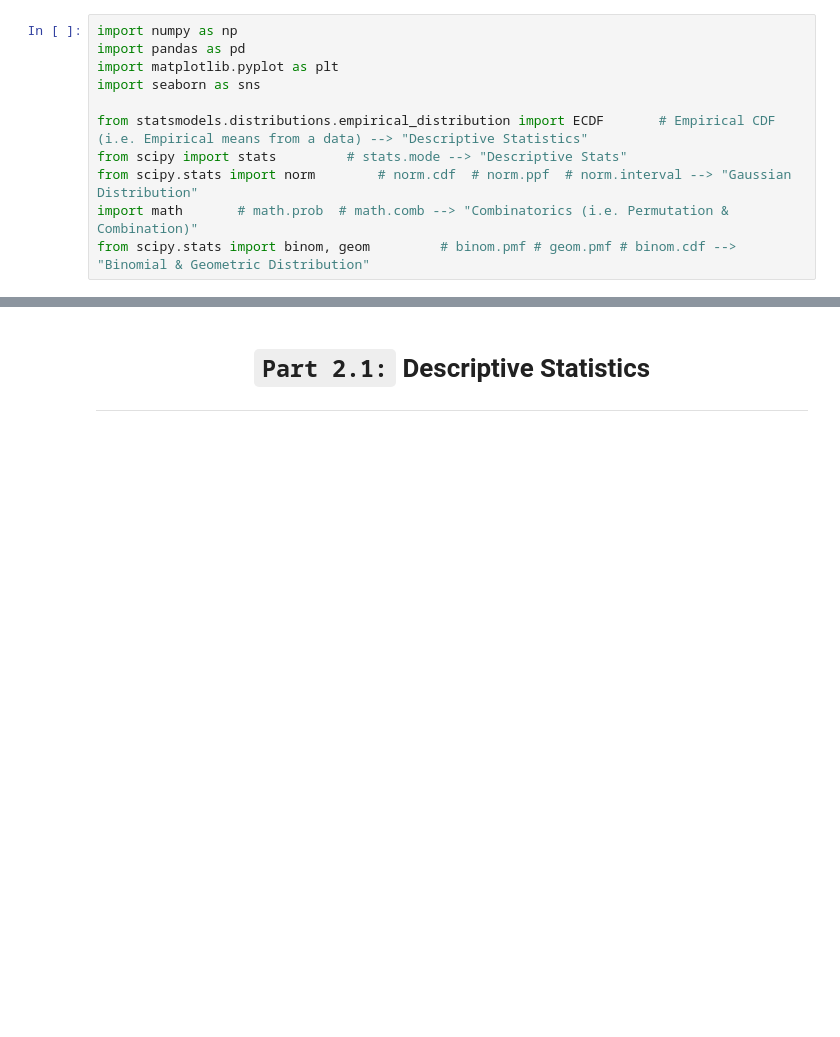
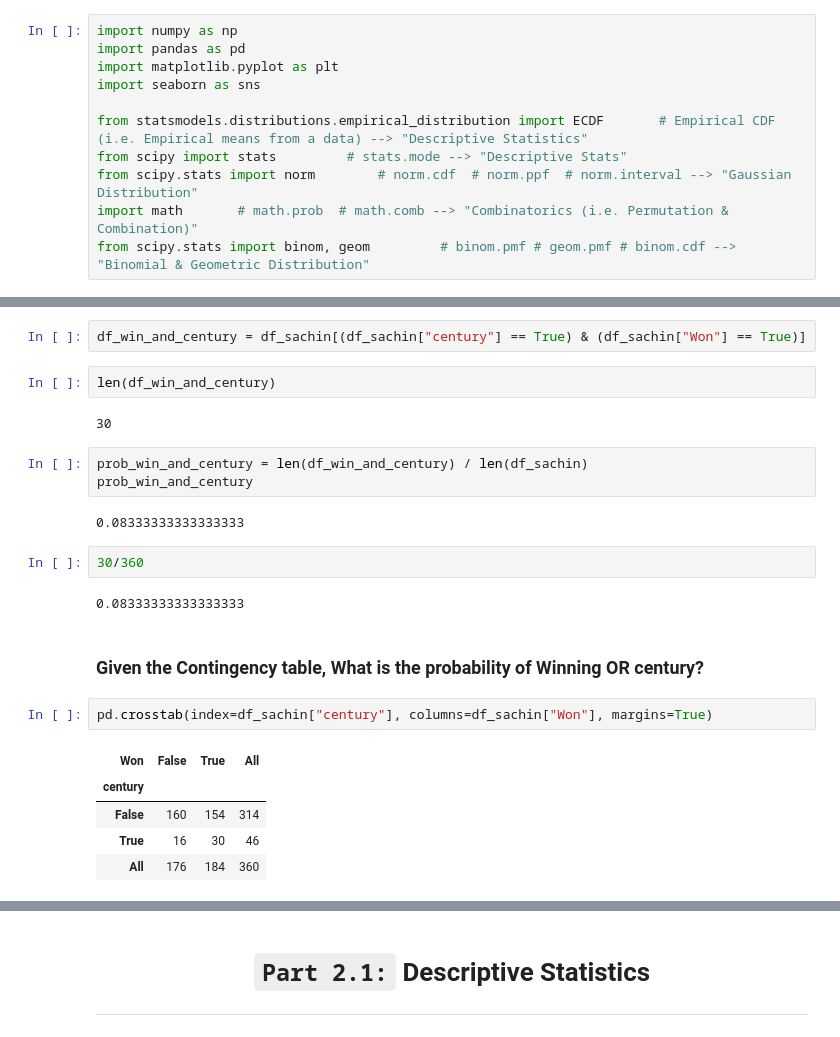
Before and after one commit to SaiArjunSairamje/Probability-and-Stats, a Jupyter notebook: Prob & Stats (Personal Notes) .ipynb, the cells around one changed output, grey strips where cells are left out. Cells and saved outputs as stored; diff of their text form; blank space fills up the shorter version.

```diff
--- a/Prob & Stats (Personal Notes) .ipynb
+++ b/Prob & Stats (Personal Notes) .ipynb
@@ -32,0 +155,25 @@ from scipy.stats import binom, geom         # binom.pmf # geom.pmf # binom.cdf -
+# %%
+df_win_and_century = df_sachin[(df_sachin["century"] == True) & (df_sachin["Won"] == True)]
+# %%
+len(df_win_and_century)
+# %% [output]
+30
+# %%
+prob_win_and_century = len(df_win_and_century) / len(df_sachin)
+prob_win_and_century
+# %% [output]
+0.08333333333333333
+# %%
+30/360
+# %% [output]
+0.08333333333333333
+# %% [markdown]
+### **Given the Contingency table, What is the probability of Winning OR century?**
+# %%
+pd.crosstab(index=df_sachin["century"], columns=df_sachin["Won"], margins=True)
+# %% [output]
+| Won | False | True | All |
+| century |  |  |  |
+| False | 160 | 154 | 314 |
+| True | 16 | 30 | 46 |
+| All | 176 | 184 | 360 |
```
Also changed, not shown: parts of 45 cells of this notebook.
